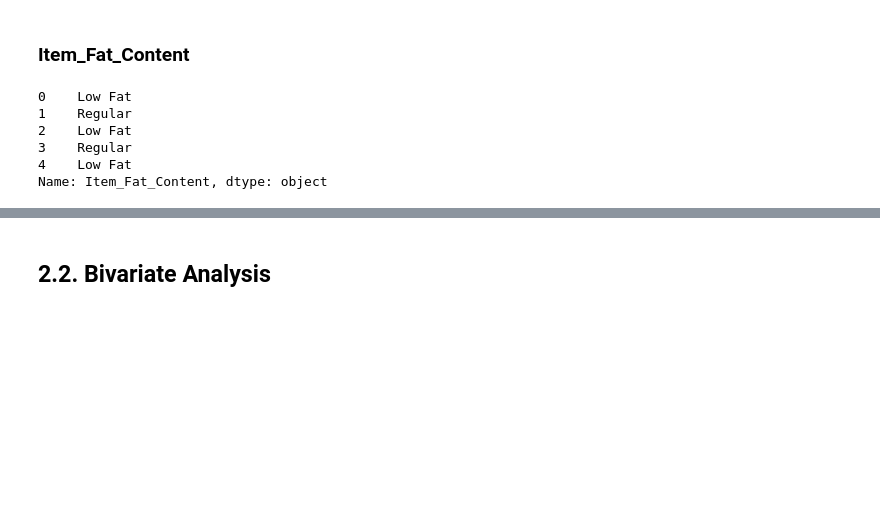
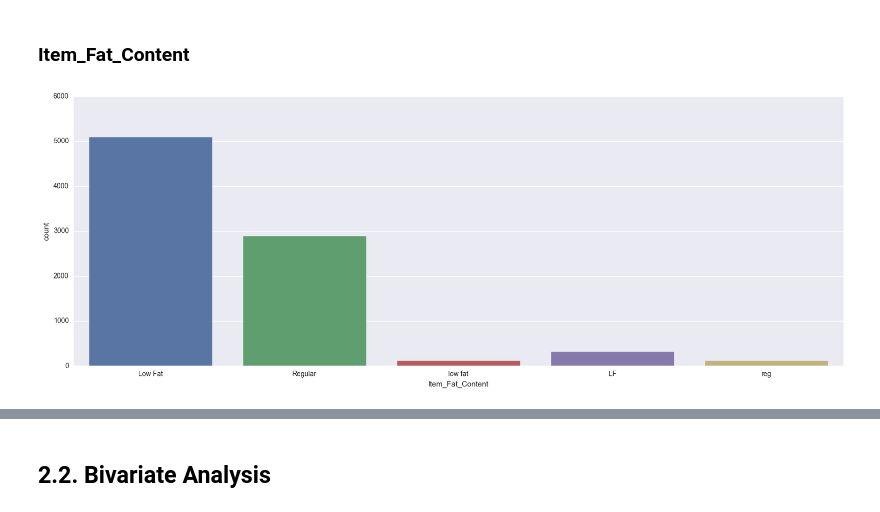
Before and after one commit to Meigarom/Big-Mart-Sales, a Jupyter notebook: BigMart_Modelling.ipynb, the cells around one changed output, grey strips where cells are left out. Saved outputs shown, nothing was run; the diff lists cells and outputs as text; code cells hidden in the pictures; blank space fills up the shorter version.

```diff
--- a/BigMart_Modelling.ipynb
+++ b/BigMart_Modelling.ipynb
@@ -175,12 +175,8 @@ Outlet_Type             object
 dtype: object
 # %% [markdown]
 ### Item_Fat_Content
-# %%
-df_train['Item_Fat_Content'].head()
-# %% [output]
-0    Low Fat
-1    Regular
-2    Low Fat
-3    Regular
-4    Low Fat
-Name: Item_Fat_Content, dtype: object
+# %%
+plt.figure( figsize=(20, 7) )
+sns.countplot( df_train['Item_Fat_Content'] );
+# %% [output]
+[figure, added]
```
Also changed, not shown: parts of 8 cells of this notebook.
